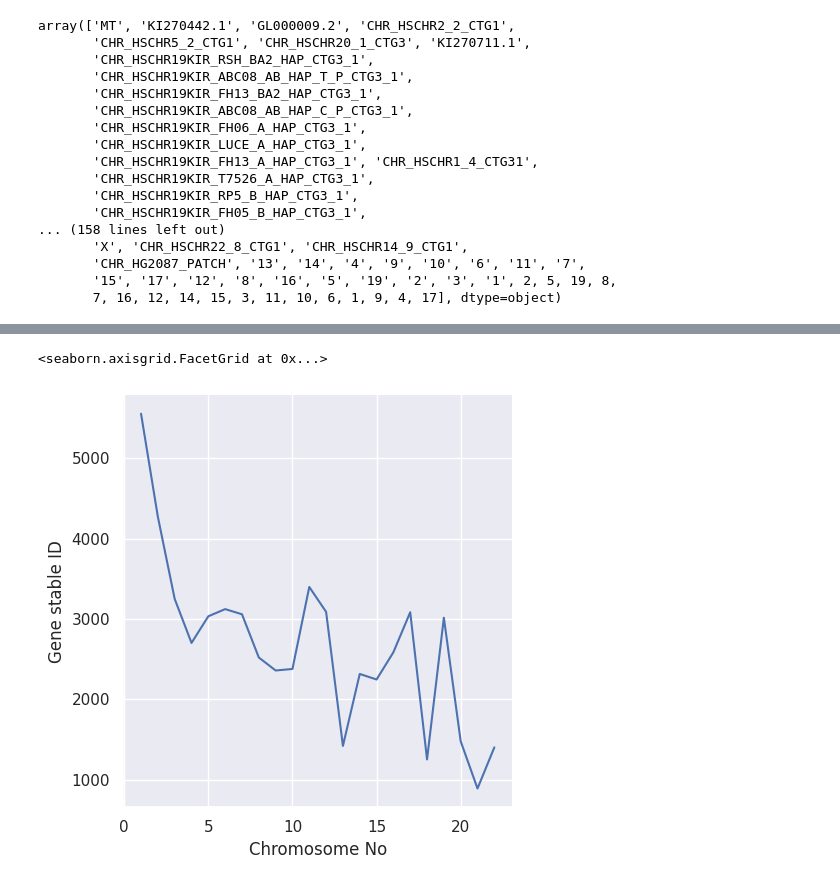
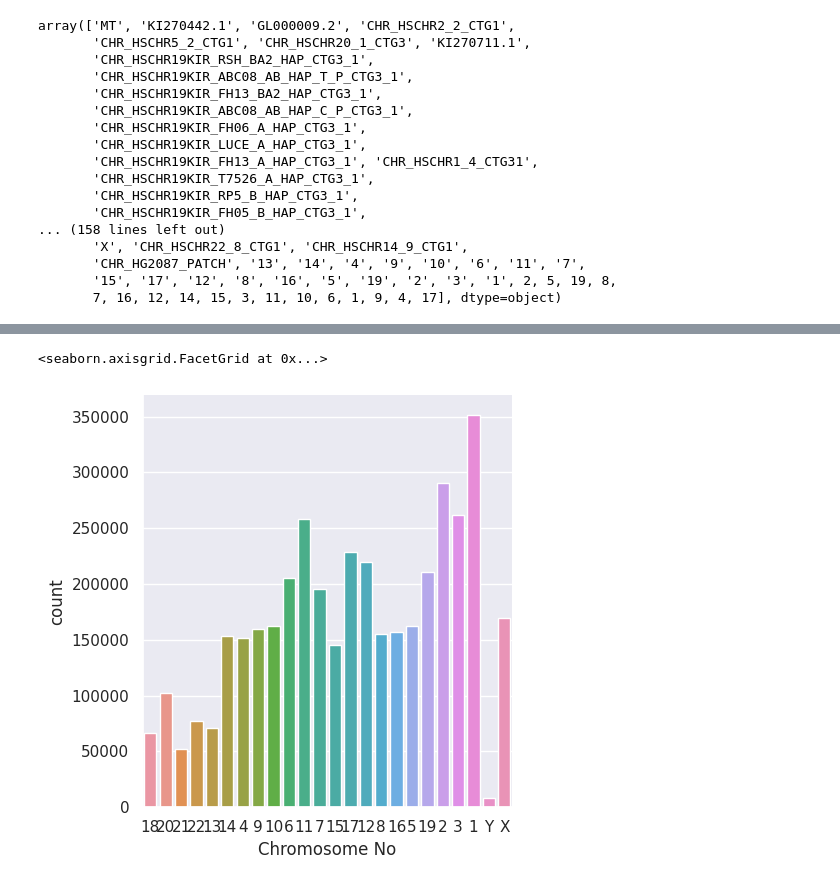
Before and after one commit to SPS-SP2273/learning-portfolio-shawn1368, a Jupyter notebook: Yuan Zhe's Problems/problem_set_5.ipynb, the cells around one changed output, grey strips where cells are left out. Saved outputs shown, nothing was run; the diff lists cells and outputs as text; code cells hidden in the pictures.

```diff
--- a/Yuan Zhe's Problems/problem_set_5.ipynb
+++ b/Yuan Zhe's Problems/problem_set_5.ipynb
@@ -360,6 +407,7 @@ df_genes_chr_grouped.plot(kind="bar")
-# %%
-sns.relplot(kind="line", data=df_genes_chr_grouped, x="Chromosome No", y="Gene stable ID")
-# %% [output]
-<seaborn.axisgrid.FacetGrid at 0x...>
-[figure, removed]
+# %%
+# Seaborn
+sns.catplot(kind="count", data=df_genes_chromosome, x="Chromosome No")
+# %% [output]
+<seaborn.axisgrid.FacetGrid at 0x...>
+[figure, added]
 # %%
```
Also changed, not shown: parts of 12 cells of this notebook, 2 other files.
